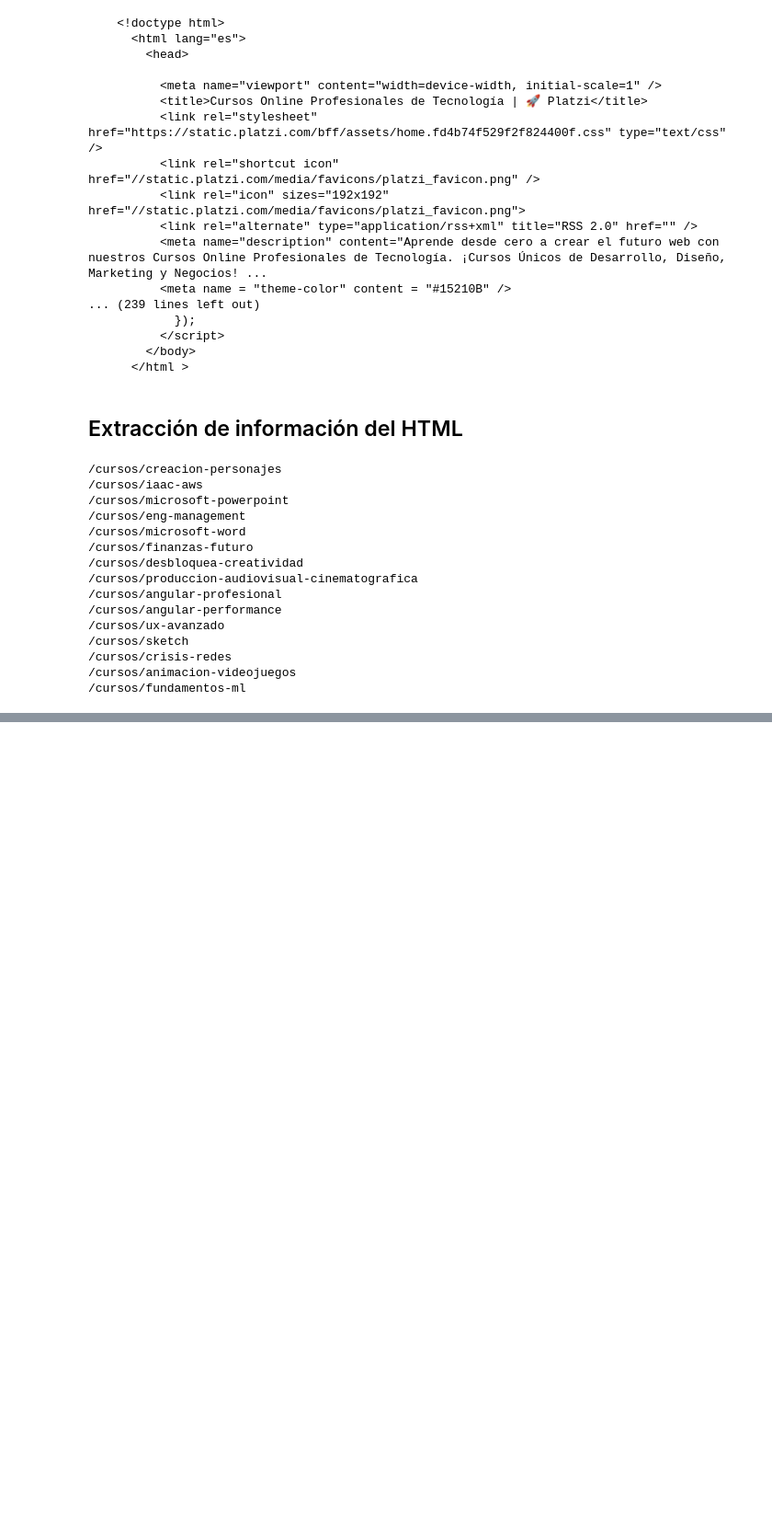
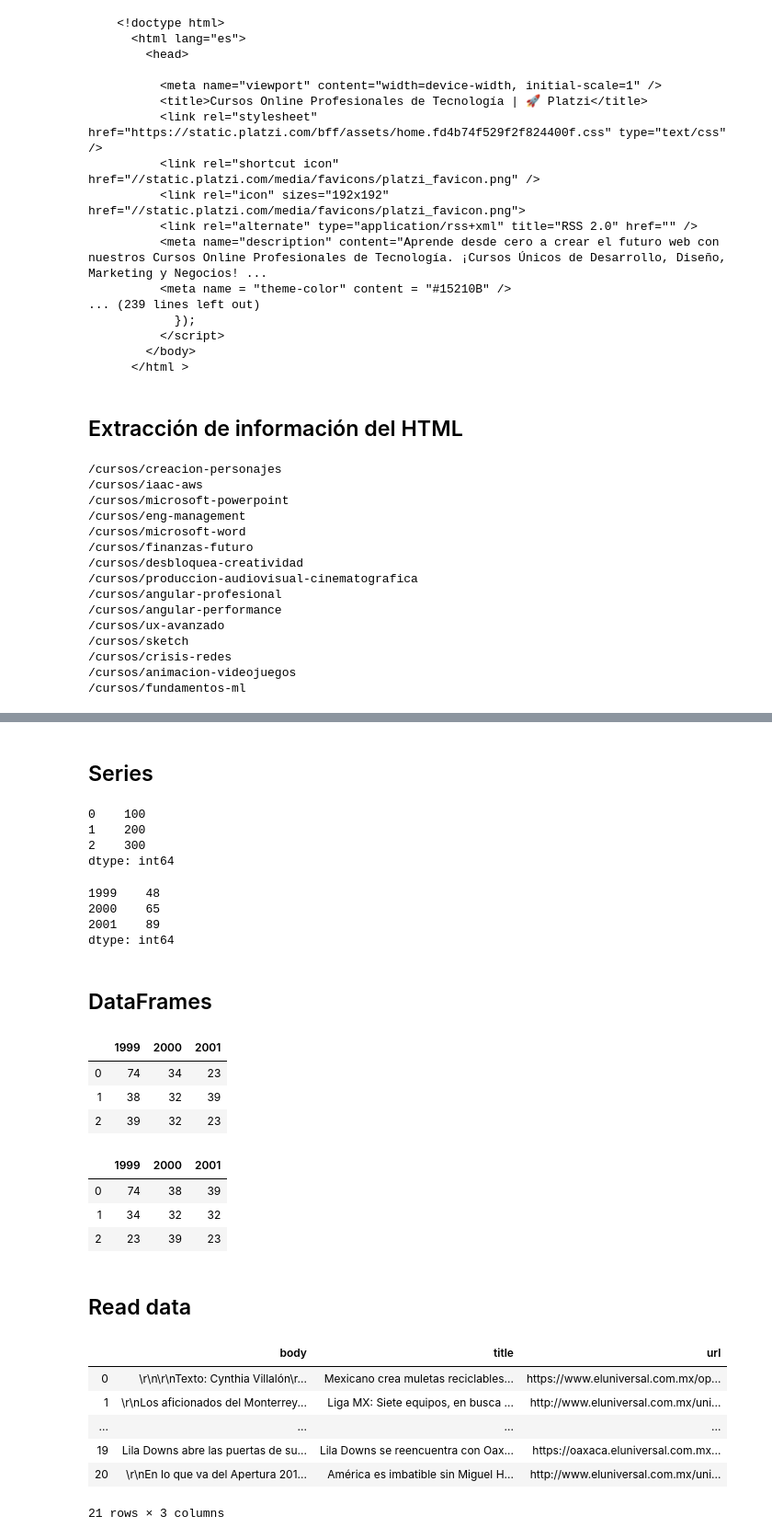
Before and after one commit to br2bb7t/sample-data, a Jupyter notebook: Sample Data.ipynb, the cells around one changed output, grey strips where cells are left out. Shown: that part at 92% size. Drawn from its saved outputs; the diff is of its cells as text; code cells hidden in the pictures; blank space fills up the shorter version.

```diff
--- a/Sample Data.ipynb
+++ b/Sample Data.ipynb
@@ -167,0 +152,64 @@ for count,anime in enumerate(animes):
+# %% [markdown]
+## Series
+# %%
+import pandas as pd
+
+series_test = pd.Series([100, 200, 300])
+
+series_test
+# %% [output]
+0    100
+1    200
+2    300
+dtype: int64
+# %%
+series_test2 = pd.Series({1999: 48,
+                          2000: 65,
+                          2001: 89})
+
+series_test2
+# %% [output]
+1999    48
+2000    65
+2001    89
+dtype: int64
+# %% [markdown]
+## DataFrames
+# %%
+frame_test = pd.DataFrame({1999: [74, 38, 39],
+                           2000: [34, 32, 32],
+                           2001: [23, 39, 23]})
+
+frame_test
+# %% [output]
+|  | 1999 | 2000 | 2001 |
+| 0 | 74 | 34 | 23 |
+| 1 | 38 | 32 | 39 |
+| 2 | 39 | 32 | 23 |
+# %%
+frame_test2 = pd.DataFrame([[74, 38, 39],
+                           [34, 32, 32],
+                           [23, 39, 23]], columns=[1999, 2000, 2001])
+
+frame_test2
+# %% [output]
+|  | 1999 | 2000 | 2001 |
+| 0 | 74 | 38 | 39 |
+| 1 | 34 | 32 | 32 |
+| 2 | 23 | 39 | 23 |
+# %% [markdown]
+## Read data
+# %%
+# pd.options.display.max_rows = 4
+
+el_universal = pd.read_csv('web_scrapper_data_eng/eluniversal_2019_11_09_articles.csv', encoding='latin1')
+
+el_universal
+# %% [output]
+|  | body | title | url |
+| 0 | \r\n\r\nTexto: Cynthia Villalón\r... | Mexicano crea muletas reciclables... | https://www.eluniversal.com.mx/op... |
+| 1 | \r\nLos aficionados del Monterrey... | Liga MX: Siete equipos, en busca ... | http://www.eluniversal.com.mx/uni... |
+| ... | ... | ... | ... |
+| 19 | Lila Downs abre las puertas de su... | Lila Downs se reencuentra con Oax... | https://oaxaca.eluniversal.com.mx... |
+| 20 | \r\nEn lo que va del Apertura 201... | América es imbatible sin Miguel H... | http://www.eluniversal.com.mx/uni... |
+21 rows × 3 columns
```
Also changed, not shown: parts of 14 cells of this notebook, 3 other files.
